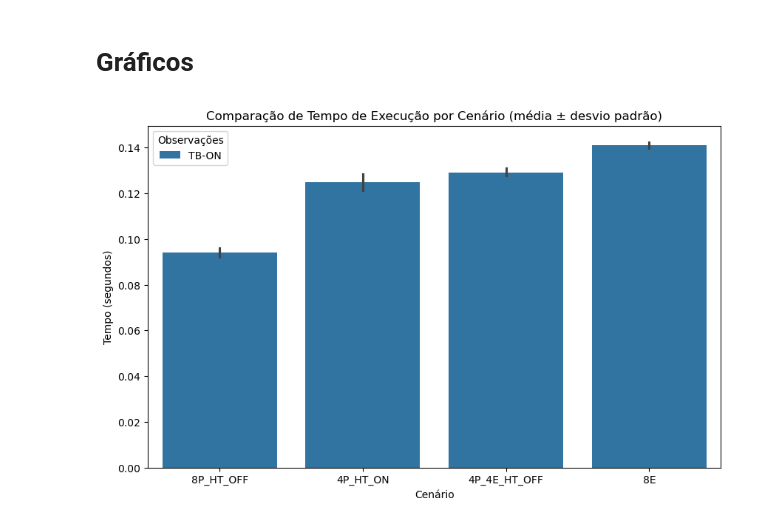
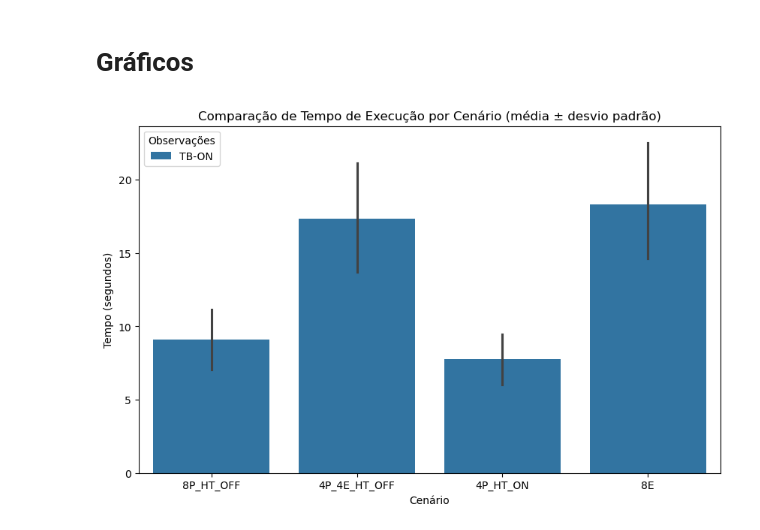
Before and after one commit to jlggross/TF-cmp223, a Jupyter notebook: 03-Final/03.1-Implementacao-Multiprocessing.ipynb, the cells around one changed output. Cells and saved outputs as stored; diff of their text form; code cells hidden in the pictures.

Commit message:
Multiprocessing done.

```diff
--- a/03-Final/03.1-Implementacao-Multiprocessing.ipynb
+++ b/03-Final/03.1-Implementacao-Multiprocessing.ipynb
@@ -464,38 +467,32 @@ KeyboardInterrupt:
 # %%
 import pandas as pd
 import matplotlib.pyplot as plt
 import seaborn as sns
 
 # Supondo que seus arquivos estejam em CSV
-df1 = pd.read_csv('20251118_145008_matrix1000_numruns10_performance.csv') # Com Turbo Bost
-#df2 = pd.read_csv('20251111_170848_matrix1000_numruns5_performance.csv')
-
+df1 = pd.read_csv('exp01-multiprocessing/result_exp_multiprocessing_20251124_133408.csv') # Com Turbo Bost
 df1['Dataset'] = 'TB-ON'
-#df2['Dataset'] = '-'
-
-#df_combined = pd.concat([df1, df2], ignore_index=True)
 
 plt.figure(figsize=(10,6))
-#sns.barplot(x='Scenario', y='Time_sec', hue='Dataset', data=df_combined, ci='sd')
 sns.barplot(
-    x='Scenario',
+    x='CPU_Set_Name',
     y='Time_sec',
     hue='Dataset',
     data=df1,
     estimator='mean'       # calcula a média automaticamente
     #errorbar='sd'           # mostra desvio padrão
 )
 plt.title('Comparação de Tempo de Execução por Cenário (média ± desvio padrão)')
 plt.ylabel('Tempo (segundos)')
 plt.xlabel('Cenário')
 plt.legend(title='Observações')
 
 # Salvar como PDF
 #plt.savefig('grafico_time_sec.pdf', format='pdf', bbox_inches='tight')
 
 # Salvar como PNG
 plt.savefig('grafico_time_sec.png', format='png', dpi=300, bbox_inches='tight')
 
 plt.show()
 # %% [output]
-[figure, old version]
+[figure, new version]
```
Also changed, not shown: parts of 6 cells of this notebook, 4 other files.
